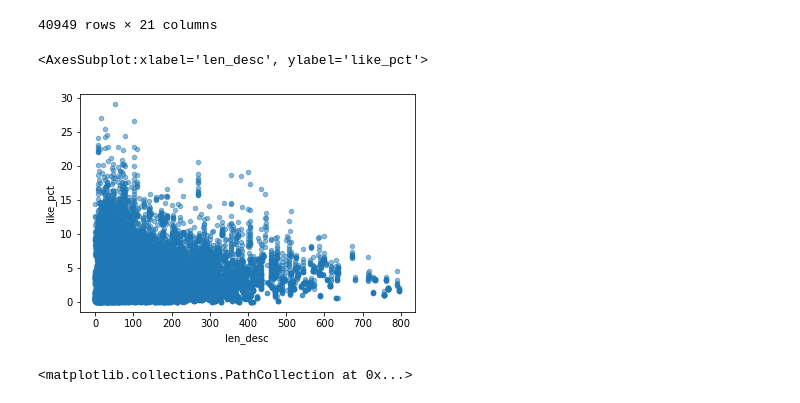
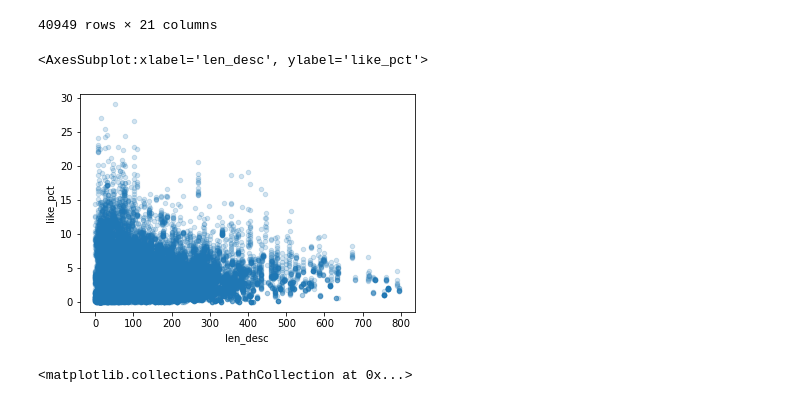
Before and after one commit to danielosetiawan/YouTube-EDA, a Jupyter notebook: youtube ipynb.ipynb, the cells around one changed output. Cells and saved outputs as stored; diff of their text form; code cells hidden in the pictures.

```diff
--- a/youtube ipynb.ipynb
+++ b/youtube ipynb.ipynb
@@ -73,10 +73,10 @@ us_df
 # %%
 from datetime import tzinfo, timedelta, datetime
 # %%
-us_df.plot.scatter('len_desc', 'like_pct', alpha=0.5)
+us_df.plot.scatter('len_desc', 'like_pct', alpha=0.2)
 # %% [output]
 <AxesSubplot:xlabel='len_desc', ylabel='like_pct'>
-[figure, old version]
+[figure, new version]
 # %%
 plt.scatter(us_df['trending_delta'].dt.days, us_df['qty_tags'])
 # %% [output]
```
